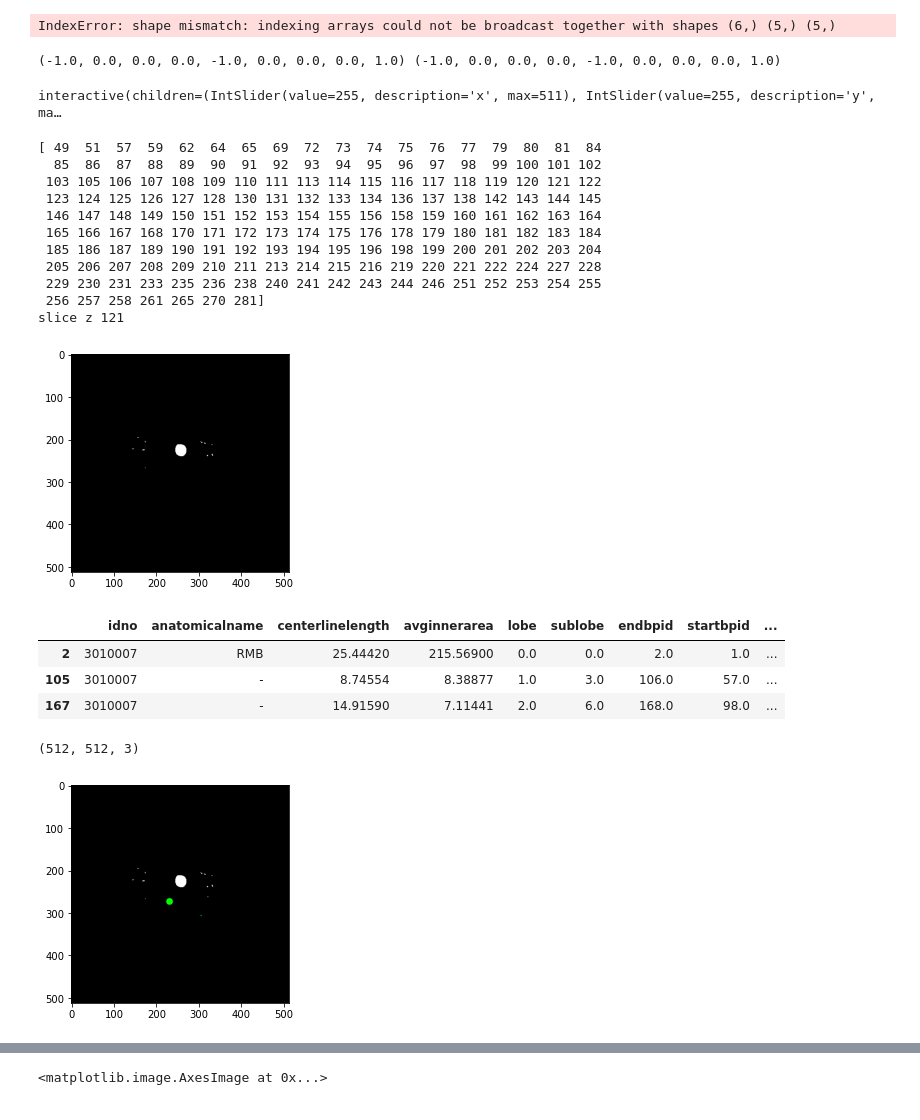
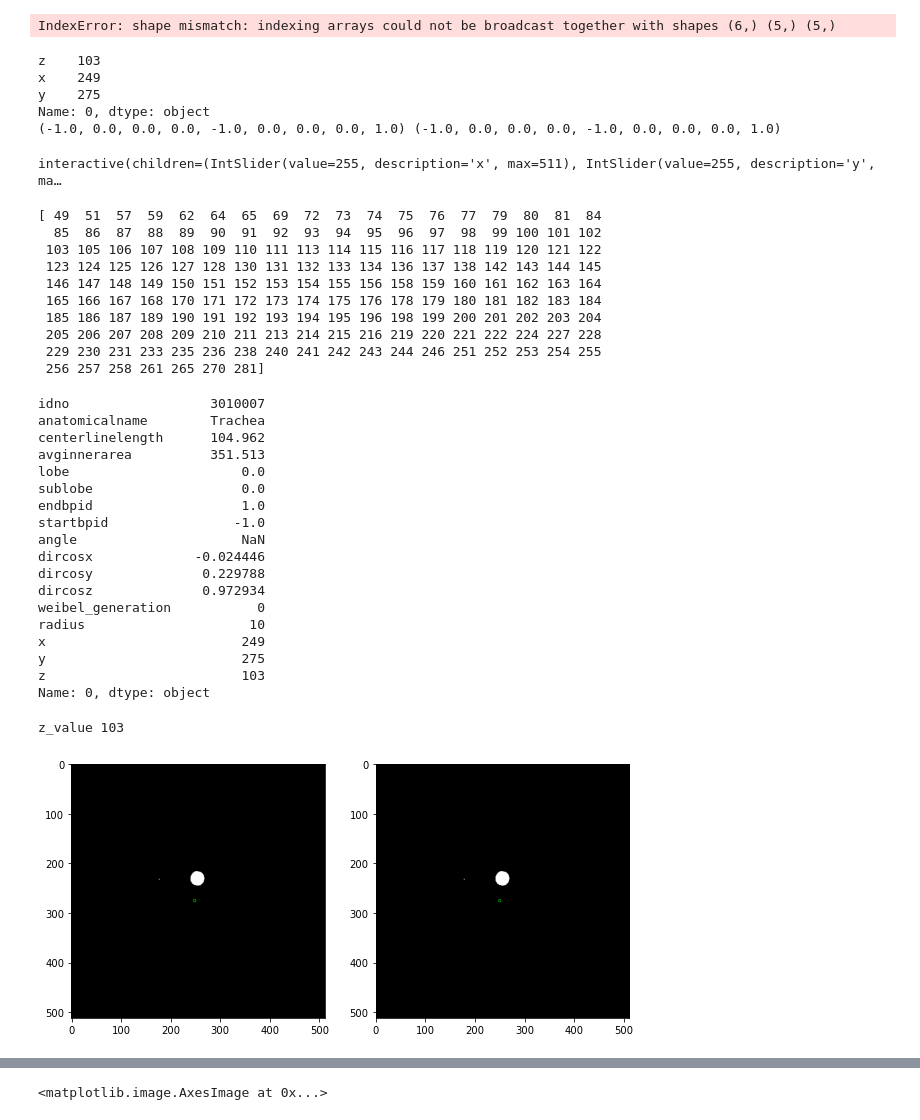
Before and after one commit to s-n-naik/airway_exploration, a Jupyter notebook: mask_calculations.ipynb, the cells around one changed output, grey strips where cells are left out. Drawn from its saved outputs; the diff is of its cells as text; code cells hidden in the pictures.

Commit message:
still not working - look at green side by side label slice

```diff
--- a/mask_calculations.ipynb
+++ b/mask_calculations.ipynb
@@ -413,6 +413,7 @@ IndexError: shape mismatch: indexing arrays could not be broadcast together with
 # %%
 # convert into numpy array
 branch_points = np.zeros_like(img_array)
+print(tree_w_coords.iloc[0][['z','x','y']])
 branch_points[(tree_w_coords.z.values, tree_w_coords.x.values,tree_w_coords.y.values)]=255
 bp_img = sitk.GetImageFromArray(branch_points)
 bp_img.SetOrigin(aw_img.GetOrigin())
@@ -420,46 +421,68 @@ bp_img.SetDirection(aw_img.GetDirection())
 print(bp_img.GetDirection(), aw_img.GetDirection())
 interactive_view(label_overlay(aw_img, bp_img))
 # %% [output]
+z    103
+x    249
+y    275
+Name: 0, dtype: object
 (-1.0, 0.0, 0.0, 0.0, -1.0, 0.0, 0.0, 0.0, 1.0) (-1.0, 0.0, 0.0, 0.0, -1.0, 0.0, 0.0, 0.0, 1.0)
 interactive(children=(IntSlider(value=255, description='x', max=511), IntSlider(value=255, description='y', ma…
 # %%
 z_options, freq = np.unique(tree_w_coords.z.values, return_counts=True)
 print(z_options)
+def _display_slice(img_array, df_slice, value=0):
+     # edit this
+    # plt.figure(figsize=(20,20))
+    # plt.imshow(_slice)
+    # plt.show()
 
-value = 121
-print("slice",axis, value)
-_slice = cv2.cvtColor(img_array[150, :,:], cv2.COLOR_GRAY2RGB) # edit this
-plt.imshow(_slice)
-plt.show()
-cv2_img = _slice #np.zeros_like(_slice)
-df_slice = tree_w_coords.loc[tree_w_coords['z']==value]
-display(df_slice)
 
-plt.show()
-for i in range(len(df_slice)):
-    center = (df_slice.iloc[i]['x'], df_slice.iloc[i]['y'])
-    radius = int(df_slice.iloc[i]['radius'])
-    cv2.circle(cv2_img, center, radius, (0, 255, 0), -1)
+    display(df_slice)
+    print("z_value", df_slice.z.item())
+    _slice = cv2.cvtColor(img_array[df_slice.z.item(), :,:], cv2.COLOR_GRAY2RGB)
+    cv2_img = _slice #np.zeros_like(_slice)
+    plt.show()
+    center = (df_slice['x'], df_slice['y'])
+    radius = int(df_slice['radius'])
+    cv2.circle(cv2_img, center, 3, (0, 255, 0), 1)
+    # plt.figure(figsize=(20,20))
+    f, (ax1, ax2) = plt.subplots(1,2,figsize=(10,10))
+    ax1.imshow(cv2_img)
+    ax2.imshow(_slice)
+    plt.show()
 
-plt.imshow(cv2_img)
-print(cv2_img.shape)
+
+bp = tree_w_coords.iloc[0]
+_display_slice(img_array, bp)
 # %% [output]
 [ 49  51  57  59  62  64  65  69  72  73  74  75  76  77  79  80  81  84
   85  86  87  88  89  90  91  92  93  94  95  96  97  98  99 100 101 102
  103 105 106 107 108 109 110 111 113 114 115 116 117 118 119 120 121 122
  123 124 125 126 127 128 130 131 132 133 134 136 137 138 142 143 144 145
  146 147 148 149 150 151 152 153 154 155 156 158 159 160 161 162 163 164
  165 166 167 168 170 171 172 173 174 175 176 178 179 180 181 182 183 184
  185 186 187 189 190 191 192 193 194 195 196 198 199 200 201 202 203 204
  205 206 207 208 209 210 211 213 214 215 216 219 220 221 222 224 227 228
  229 230 231 233 235 236 238 240 241 242 243 244 246 251 252 253 254 255
  256 257 258 261 265 270 281]
-slice z 121
+idno                  3010007
+anatomicalname        Trachea
+centerlinelength      104.962
+avginnerarea          351.513
+lobe                      0.0
+sublobe                   0.0
+endbpid                   1.0
+startbpid                -1.0
+angle                     NaN
+dircosx             -0.024446
+dircosy              0.229788
+dircosz              0.972934
+weibel_generation           0
+radius                     10
+x                         249
+y                         275
+z                         103
+Name: 0, dtype: object
+z_value 103
-[figure, old version]
+[figure, new version]
-|  | idno | anatomicalname | centerlinelength | avginnerarea | lobe | sublobe | endbpid | startbpid | ... |
-| 2 | 3010007 | RMB | 25.44420 | 215.56900 | 0.0 | 0.0 | 2.0 | 1.0 | ... |
-| 105 | 3010007 | - | 8.74554 | 8.38877 | 1.0 | 3.0 | 106.0 | 57.0 | ... |
-| 167 | 3010007 | - | 14.91590 | 7.11441 | 2.0 | 6.0 | 168.0 | 98.0 | ... |
-(512, 512, 3)
-[figure, removed]
 # %%
```
Also changed, not shown: parts of 3 cells of this notebook.
